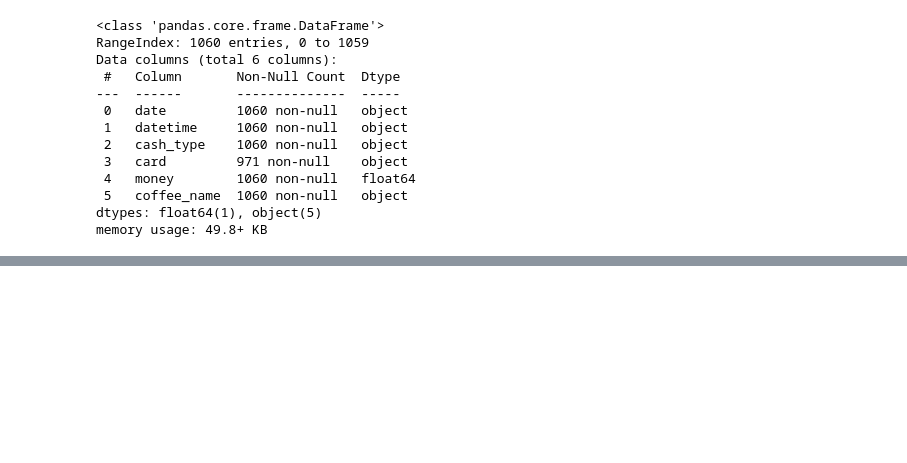
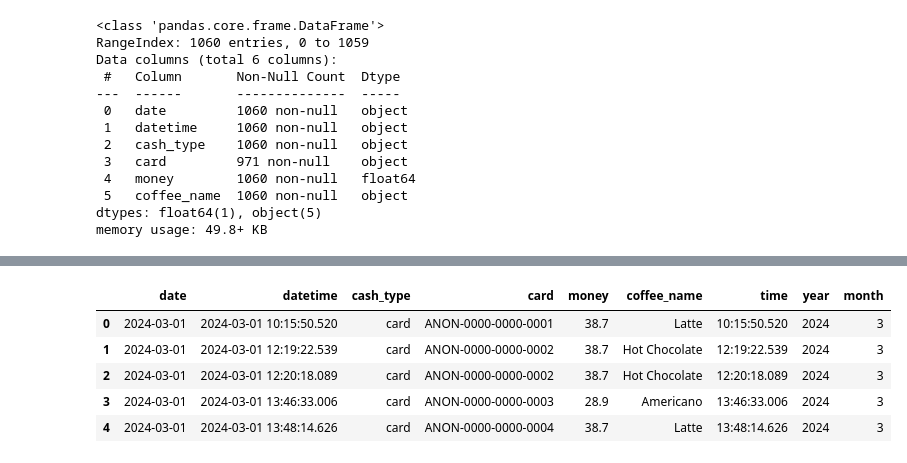
Before and after one commit to firmansevic/python, a Jupyter notebook: coffee.ipynb, the cells around one changed output, grey strips where cells are left out. Cells and saved outputs as stored; diff of their text form; code cells hidden in the pictures; blank space fills up the shorter version.

```diff
--- a/coffee.ipynb
+++ b/coffee.ipynb
@@ -46,0 +78,9 @@ memory usage: 49.8+ KB
+# %%
+df.head()
+# %% [output]
+|  | date | datetime | cash_type | card | money | coffee_name | time | year | month |
+| 0 | 2024-03-01 | 2024-03-01 10:15:50.520 | card | ANON-0000-0000-0001 | 38.7 | Latte | 10:15:50.520 | 2024 | 3 |
+| 1 | 2024-03-01 | 2024-03-01 12:19:22.539 | card | ANON-0000-0000-0002 | 38.7 | Hot Chocolate | 12:19:22.539 | 2024 | 3 |
+| 2 | 2024-03-01 | 2024-03-01 12:20:18.089 | card | ANON-0000-0000-0002 | 38.7 | Hot Chocolate | 12:20:18.089 | 2024 | 3 |
+| 3 | 2024-03-01 | 2024-03-01 13:46:33.006 | card | ANON-0000-0000-0003 | 28.9 | Americano | 13:46:33.006 | 2024 | 3 |
+| 4 | 2024-03-01 | 2024-03-01 13:48:14.626 | card | ANON-0000-0000-0004 | 38.7 | Latte | 13:48:14.626 | 2024 | 3 |
```
Also changed, not shown: parts of 10 cells of this notebook.
